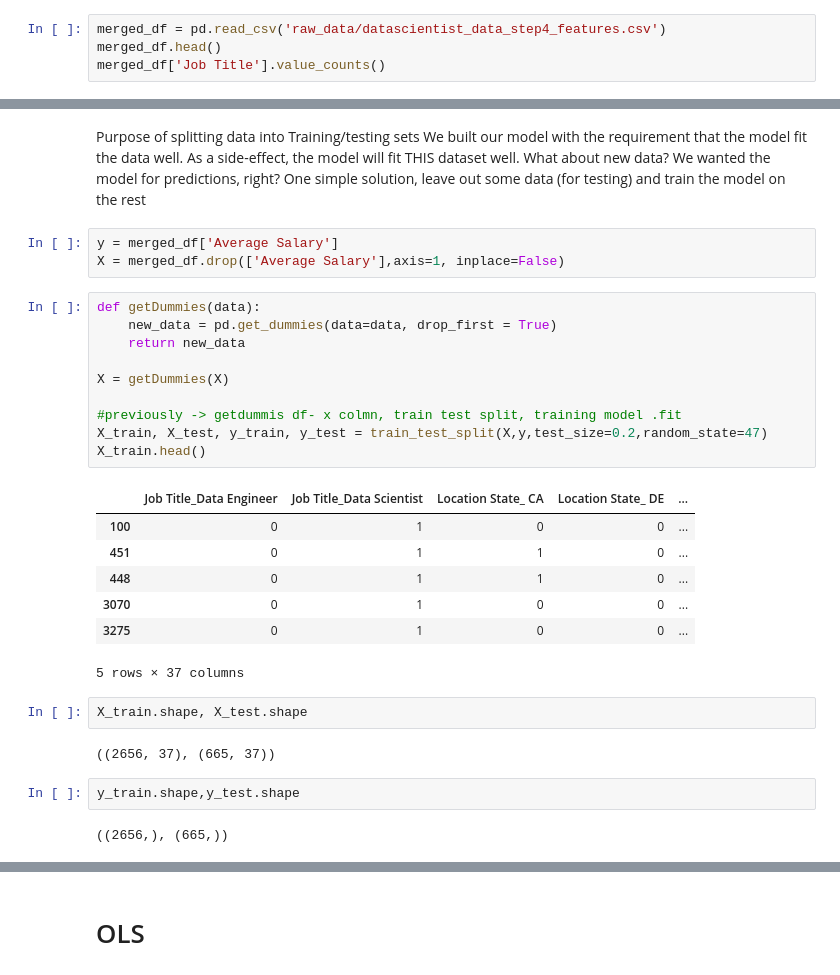
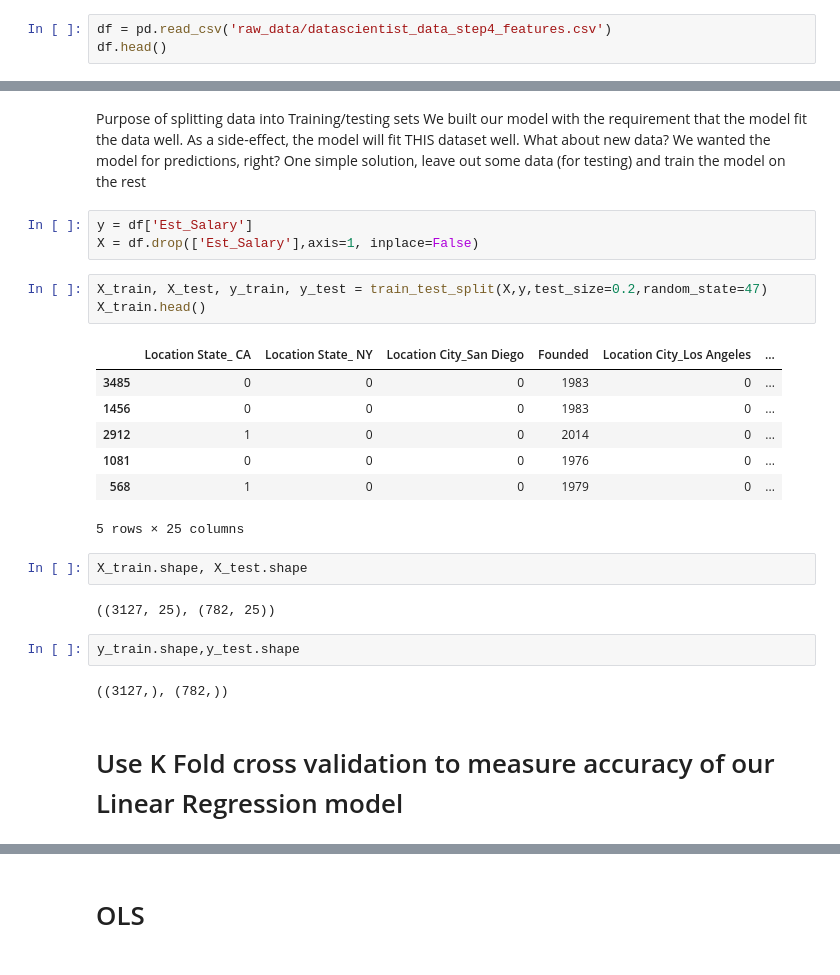
Before and after one commit to sweta0805/Capstone2Project, a Jupyter notebook: Capstone2 Modeling.ipynb, the cells around one changed output, grey strips where cells are left out. Saved outputs shown, nothing was run; the diff lists cells and outputs as text.

```diff
--- a/Capstone2 Modeling.ipynb
+++ b/Capstone2 Modeling.ipynb
@@ -10,7 +18,6 @@ import graphviz
 # %% [markdown]
 # Data Load
 # %%
-merged_df = pd.read_csv('raw_data/datascientist_data_step4_features.csv')
-merged_df.head()
-merged_df['Job Title'].value_counts()
+df = pd.read_csv('raw_data/datascientist_data_step4_features.csv')
+df.head()
 # %% [output]
@@ -33,31 +43,26 @@ As a side-effect, the model will fit THIS dataset well. What about new data?
 We wanted the model for predictions, right?
 One simple solution, leave out some data (for testing) and train the model on the rest
 # %%
-y = merged_df['Average Salary']
-X = merged_df.drop(['Average Salary'],axis=1, inplace=False)
+y = df['Est_Salary']
+X = df.drop(['Est_Salary'],axis=1, inplace=False)
 # %%
-def getDummies(data):
-    new_data = pd.get_dummies(data=data, drop_first = True)
-    return new_data
-
-X = getDummies(X)
-
-#previously -> getdummis df- x colmn, train test split, training model .fit
 X_train, X_test, y_train, y_test = train_test_split(X,y,test_size=0.2,random_state=47)
 X_train.head()
 # %% [output]
-|  | Job Title_Data Engineer | Job Title_Data Scientist | Location State_ CA | Location State_ DE | ... |
-| 100 | 0 | 1 | 0 | 0 | ... |
-| 451 | 0 | 1 | 1 | 0 | ... |
-| 448 | 0 | 1 | 1 | 0 | ... |
-| 3070 | 0 | 1 | 0 | 0 | ... |
-| 3275 | 0 | 1 | 0 | 0 | ... |
+|  | Location State_ CA | Location State_ NY | Location City_San Diego | Founded | Location City_Los Angeles | ... |
+| 3485 | 0 | 0 | 0 | 1983 | 0 | ... |
+| 1456 | 0 | 0 | 0 | 1983 | 0 | ... |
+| 2912 | 1 | 0 | 0 | 2014 | 0 | ... |
+| 1081 | 0 | 0 | 0 | 1976 | 0 | ... |
+| 568 | 1 | 0 | 0 | 1979 | 0 | ... |
-5 rows × 37 columns
+5 rows × 25 columns
 # %%
 X_train.shape, X_test.shape
 # %% [output]
-((2656, 37), (665, 37))
+((3127, 25), (782, 25))
 # %%
 y_train.shape,y_test.shape
 # %% [output]
-((2656,), (665,))
+((3127,), (782,))
+# %% [markdown]
+# Use K Fold cross validation to measure accuracy of our Linear Regression model
```
Also changed, not shown: parts of 58 cells of this notebook, 4 other files.
